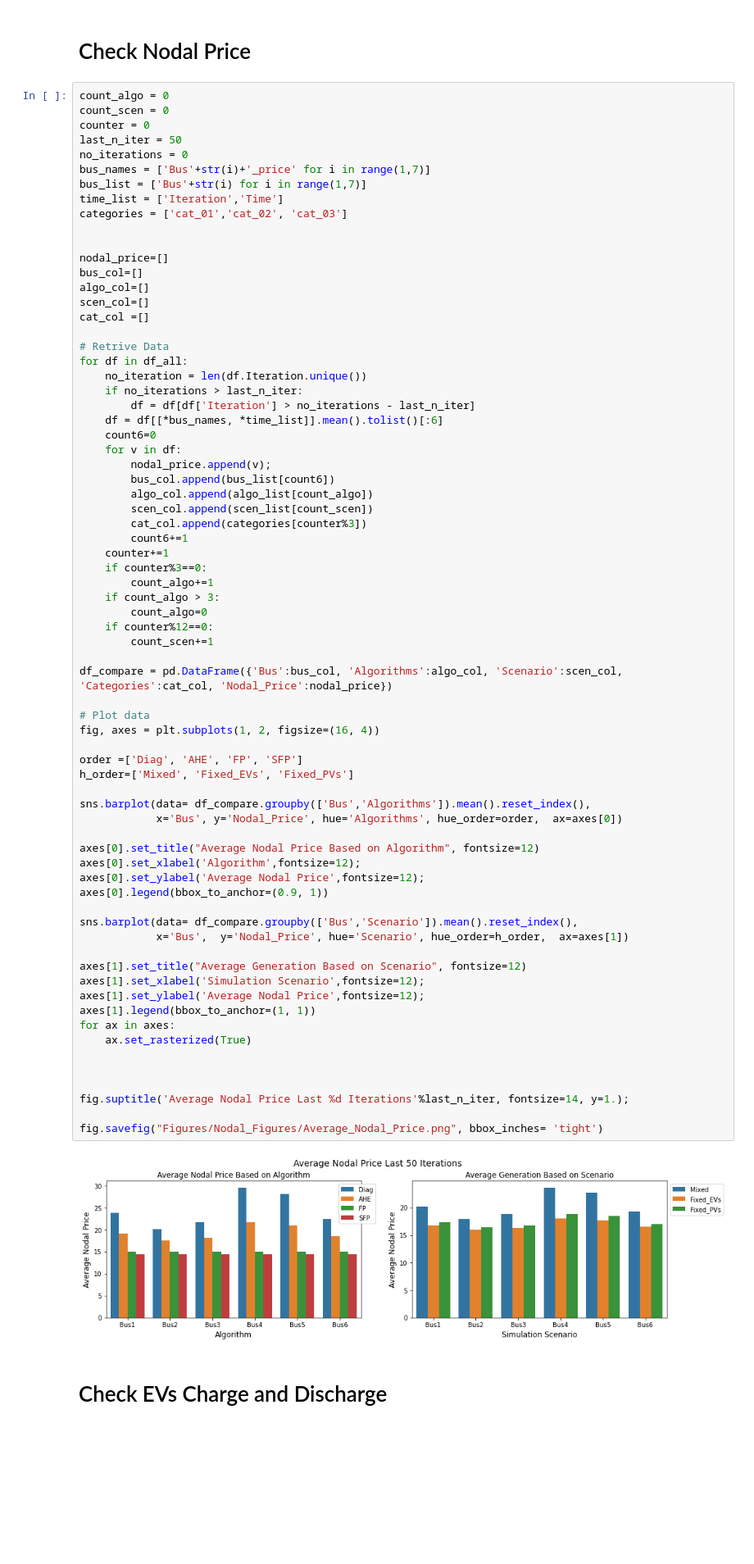
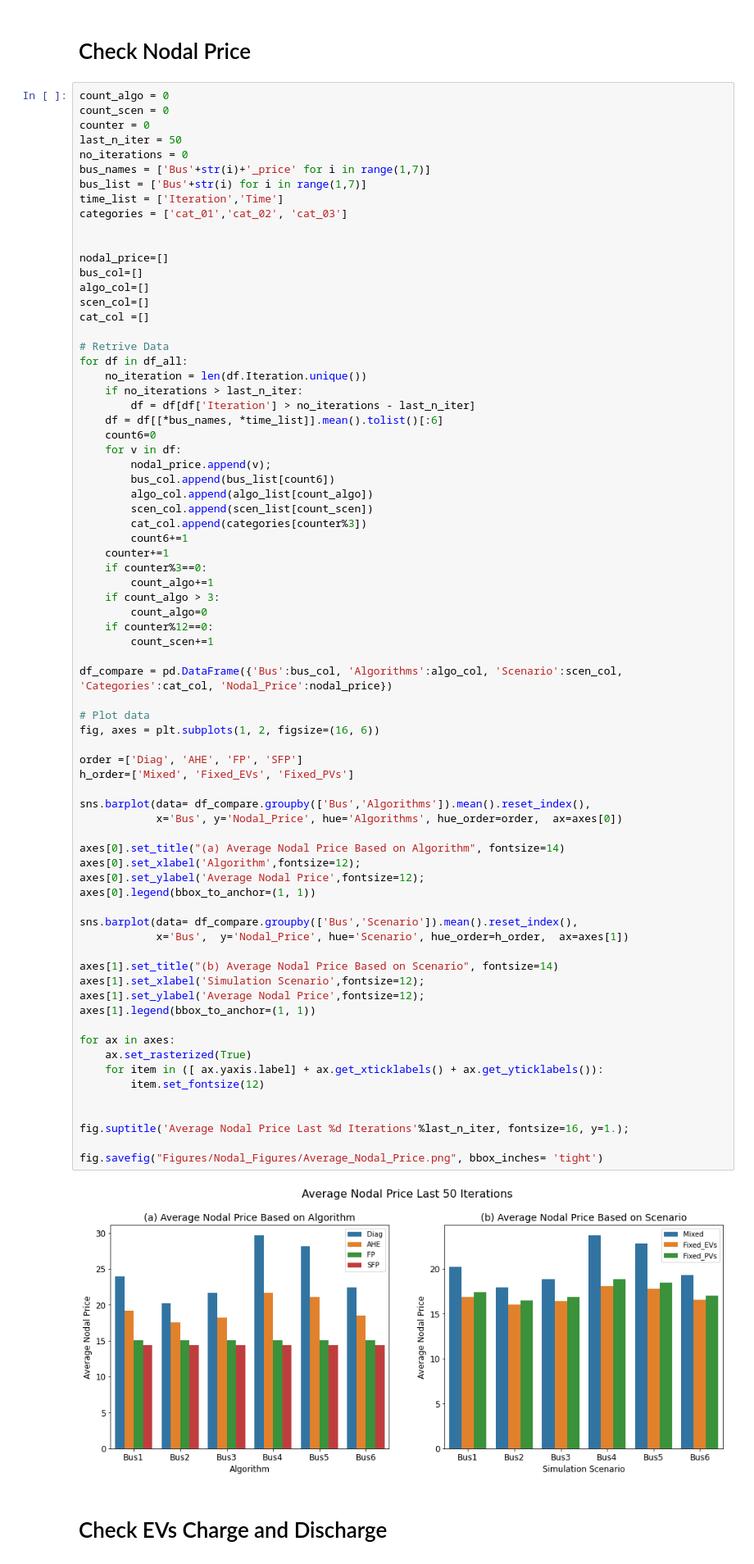
Before and after one commit to alirezakfz/PyomoModels, a Jupyter notebook: 08_SEST2022_DA_EQ/Results3/Plot/Journal_Generators_Nodal_Price.ipynb, the cells around one changed output. Shown: that part at 82% size. Cells and saved outputs as stored; diff of their text form; blank space fills up the shorter version.

```diff
--- a/08_SEST2022_DA_EQ/Results3/Plot/Journal_Generators_Nodal_Price.ipynb
+++ b/08_SEST2022_DA_EQ/Results3/Plot/Journal_Generators_Nodal_Price.ipynb
@@ -179,40 +179,42 @@ for df in df_all:
         count_algo=0
     if counter%12==0:
         count_scen+=1
 
 df_compare = pd.DataFrame({'Bus':bus_col, 'Algorithms':algo_col, 'Scenario':scen_col, 'Categories':cat_col, 'Nodal_Price':nodal_price})
 
 # Plot data
-fig, axes = plt.subplots(1, 2, figsize=(16, 4))
+fig, axes = plt.subplots(1, 2, figsize=(16, 6))
 
 order =['Diag', 'AHE', 'FP', 'SFP']
 h_order=['Mixed', 'Fixed_EVs', 'Fixed_PVs']
 
 sns.barplot(data= df_compare.groupby(['Bus','Algorithms']).mean().reset_index(),
             x='Bus', y='Nodal_Price', hue='Algorithms', hue_order=order,  ax=axes[0])
 
-axes[0].set_title("Average Nodal Price Based on Algorithm", fontsize=12)
+axes[0].set_title("(a) Average Nodal Price Based on Algorithm", fontsize=14)
 axes[0].set_xlabel('Algorithm',fontsize=12);
 axes[0].set_ylabel('Average Nodal Price',fontsize=12);
-axes[0].legend(bbox_to_anchor=(0.9, 1))
+axes[0].legend(bbox_to_anchor=(1, 1))
 
 sns.barplot(data= df_compare.groupby(['Bus','Scenario']).mean().reset_index(),
             x='Bus',  y='Nodal_Price', hue='Scenario', hue_order=h_order,  ax=axes[1])
 
-axes[1].set_title("Average Generation Based on Scenario", fontsize=12)
+axes[1].set_title("(b) Average Nodal Price Based on Scenario", fontsize=14)
 axes[1].set_xlabel('Simulation Scenario',fontsize=12);
 axes[1].set_ylabel('Average Nodal Price',fontsize=12);
 axes[1].legend(bbox_to_anchor=(1, 1))
+
 for ax in axes:
     ax.set_rasterized(True)
+    for item in ([ ax.yaxis.label] + ax.get_xticklabels() + ax.get_yticklabels()):
+        item.set_fontsize(12)
 
 
-
-fig.suptitle('Average Nodal Price Last %d Iterations'%last_n_iter, fontsize=14, y=1.);
+fig.suptitle('Average Nodal Price Last %d Iterations'%last_n_iter, fontsize=16, y=1.);
 
 fig.savefig("Figures/Nodal_Figures/Average_Nodal_Price.png", bbox_inches= 'tight')
 # %% [output]
-[figure, old version]
+[figure, new version]
 # %% [markdown]
 # Check EVs Charge and Discharge
 # %%
```
Also changed, not shown: 13 other files.
